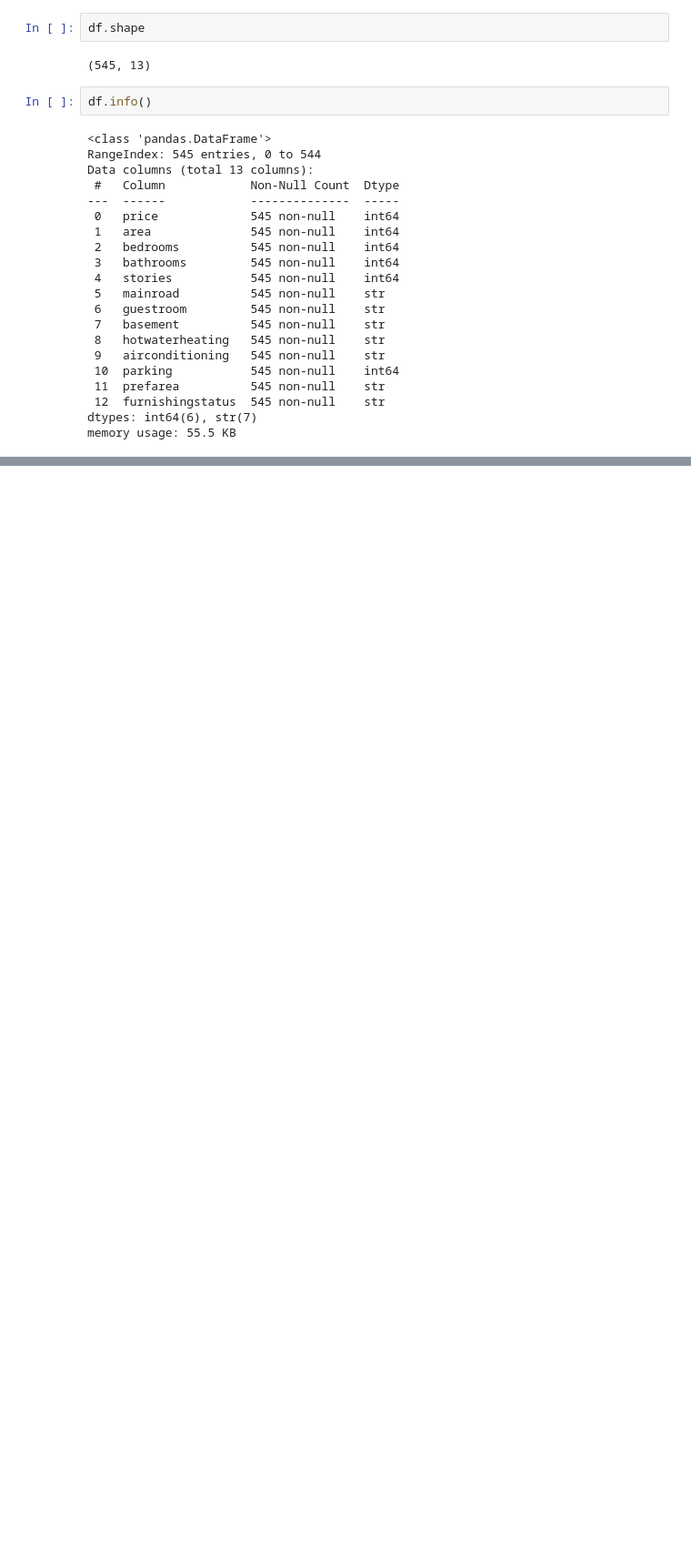
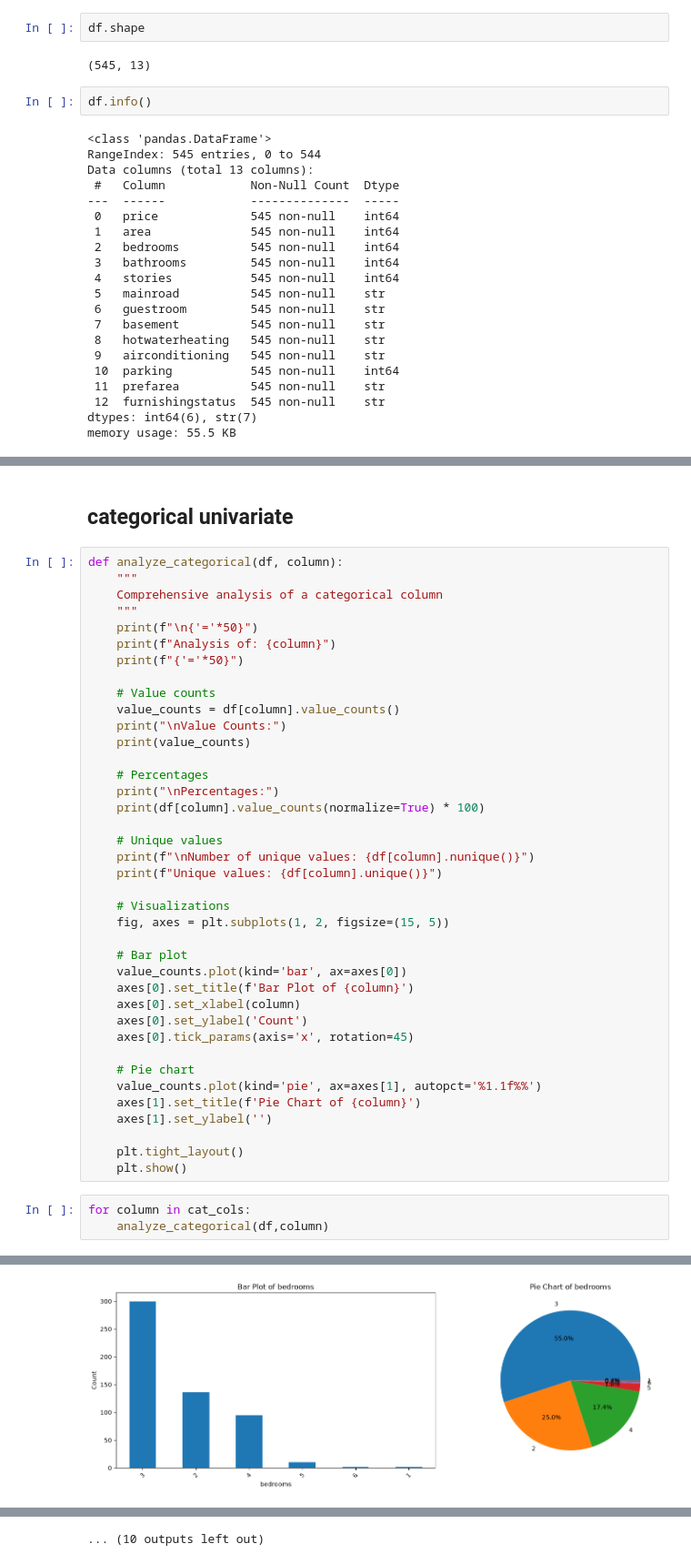
Before and after one commit to mashfiulislam12-glitch/end-to-end-ml-project, a Jupyter notebook: notebook/eda_feature.ipynb, the cells around one changed output, grey strips where cells are left out. Shown at 91% size. Saved outputs shown, nothing was run; the diff lists cells and outputs as text; blank space fills up the shorter version.

```diff
--- a/notebook/eda_feature.ipynb
+++ b/notebook/eda_feature.ipynb
@@ -45,0 +209,45 @@ memory usage: 55.5 KB
+# %% [markdown]
+## categorical univariate
+# %%
+def analyze_categorical(df, column):
+    """
+    Comprehensive analysis of a categorical column
+    """
+    print(f"\n{'='*50}")
+    print(f"Analysis of: {column}")
+    print(f"{'='*50}")
+
+    # Value counts
+    value_counts = df[column].value_counts()
+    print("\nValue Counts:")
+    print(value_counts)
+
+    # Percentages
+    print("\nPercentages:")
+    print(df[column].value_counts(normalize=True) * 100)
+
+    # Unique values
+    print(f"\nNumber of unique values: {df[column].nunique()}")
+    print(f"Unique values: {df[column].unique()}")
+
+    # Visualizations
+    fig, axes = plt.subplots(1, 2, figsize=(15, 5))
+
+    # Bar plot
+    value_counts.plot(kind='bar', ax=axes[0])
+    axes[0].set_title(f'Bar Plot of {column}')
+    axes[0].set_xlabel(column)
+    axes[0].set_ylabel('Count')
+    axes[0].tick_params(axis='x', rotation=45)
+
+    # Pie chart
+    value_counts.plot(kind='pie', ax=axes[1], autopct='%1.1f%%')
+    axes[1].set_title(f'Pie Chart of {column}')
+    axes[1].set_ylabel('')
+
+    plt.tight_layout()
+    plt.show()
+# %%
+for column in cat_cols:
+    analyze_categorical(df,column)
+# %% [output]
@@ -45,0 +271 @@ memory usage: 55.5 KB
+[figure, added]
@@ -45,0 +371 @@ memory usage: 55.5 KB
+... (10 outputs left out)
```
Also changed, not shown: parts of 20 cells of this notebook, 10 other files.
